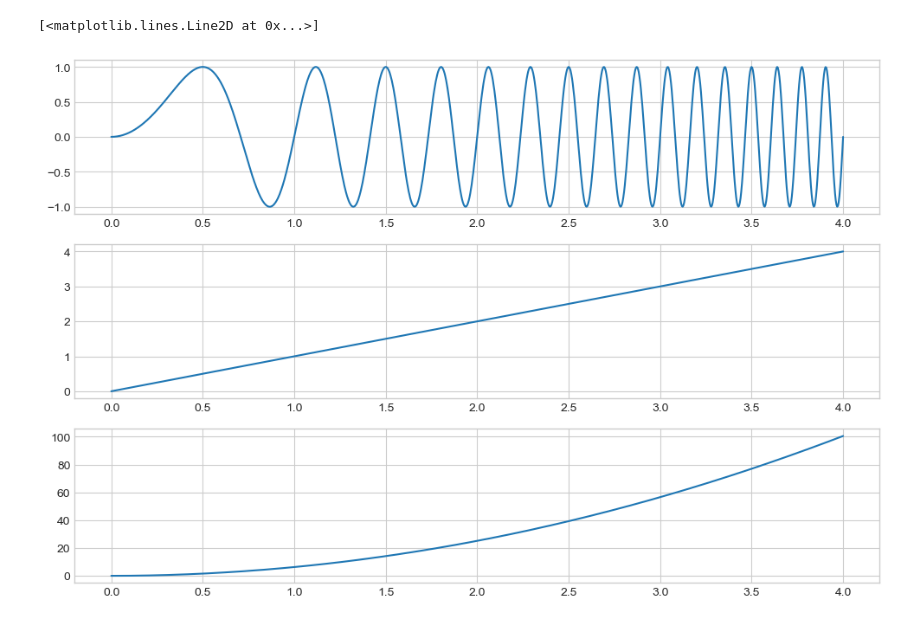
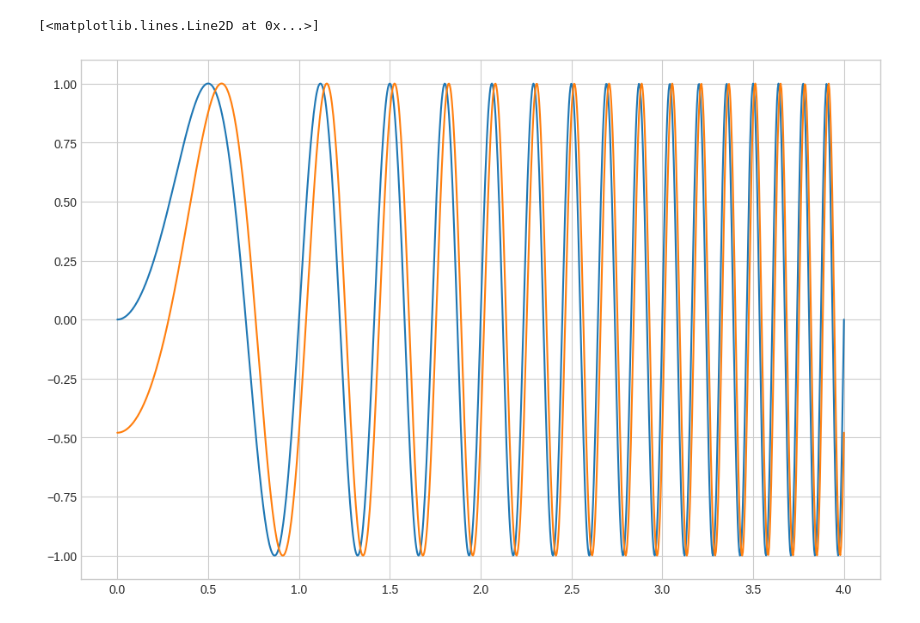
Before and after one commit to handy505/playground, a Jupyter notebook: python/mmwave/ipynb/mmwave.ipynb, the cells around one changed output. Drawn from its saved outputs; the diff is of its cells as text; code cells hidden in the pictures.

```diff
--- a/python/mmwave/ipynb/mmwave.ipynb
+++ b/python/mmwave/ipynb/mmwave.ipynb
@@ -1,33 +1,40 @@
 # %%
 import numpy as np
 
 
 A = 1
 times = np.linspace(0, 4, 1000)
 freqs = np.linspace(0, 4, 1000)
 
 thedas = 2 * np.pi * freqs * times
 
+
 def f(x):
     result = A * np.sin(x)
     return result
 
+
 ys = [f(theda) for theda in thedas]
 
-
+tou = 0.5
+rxys = [f(theda-tou) for theda in thedas]
 
 %matplotlib inline
 import matplotlib.pyplot as plt
 plt.style.use('seaborn-whitegrid')
 
 fig = plt.figure(figsize=(12,8), dpi= 100, facecolor='w', edgecolor='k')
 
-plt.subplot(311)
+'''plt.subplot(311)
 plt.plot(times, ys)
+plt.plot(times, rxys)
 plt.subplot(312)
 plt.plot(times, freqs)
 plt.subplot(313)
-plt.plot(times, thedas)
+plt.plot(times, rxys)
+'''
+plt.plot(times, ys)
+plt.plot(times, rxys)
 # %% [output]
 [<matplotlib.lines.Line2D at 0x...>]
-[figure, old version]
+[figure, new version]
```
Also changed, not shown: parts of 1 cell of this notebook.
